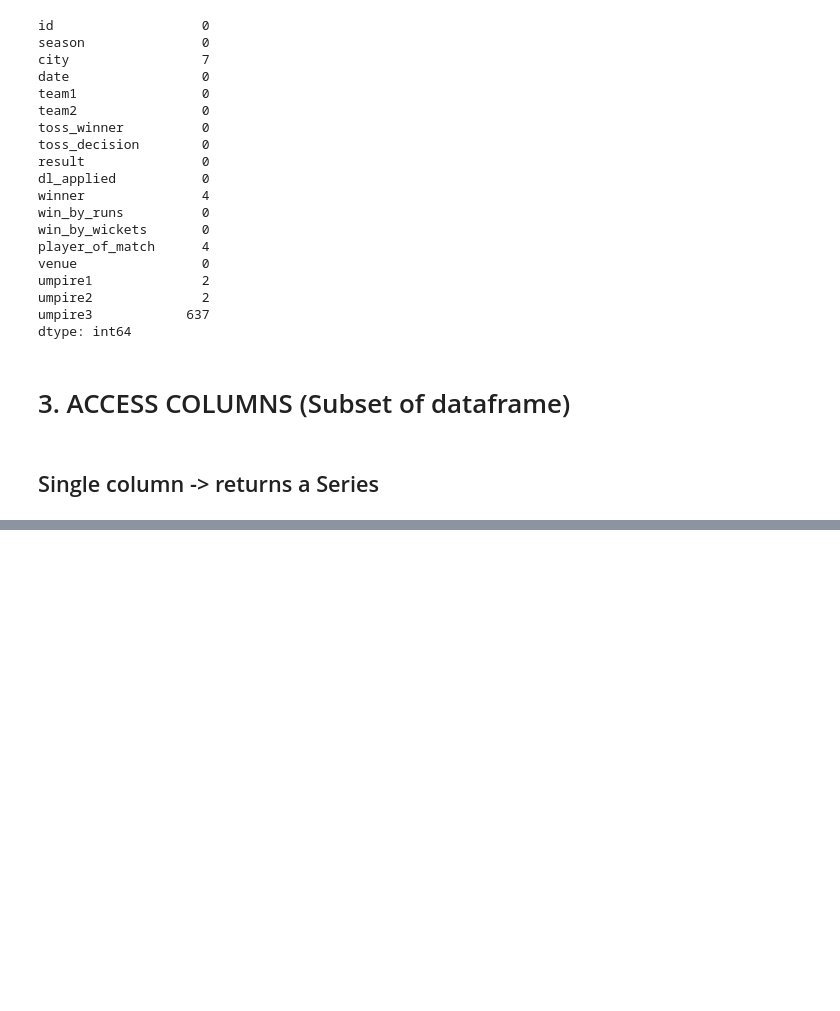
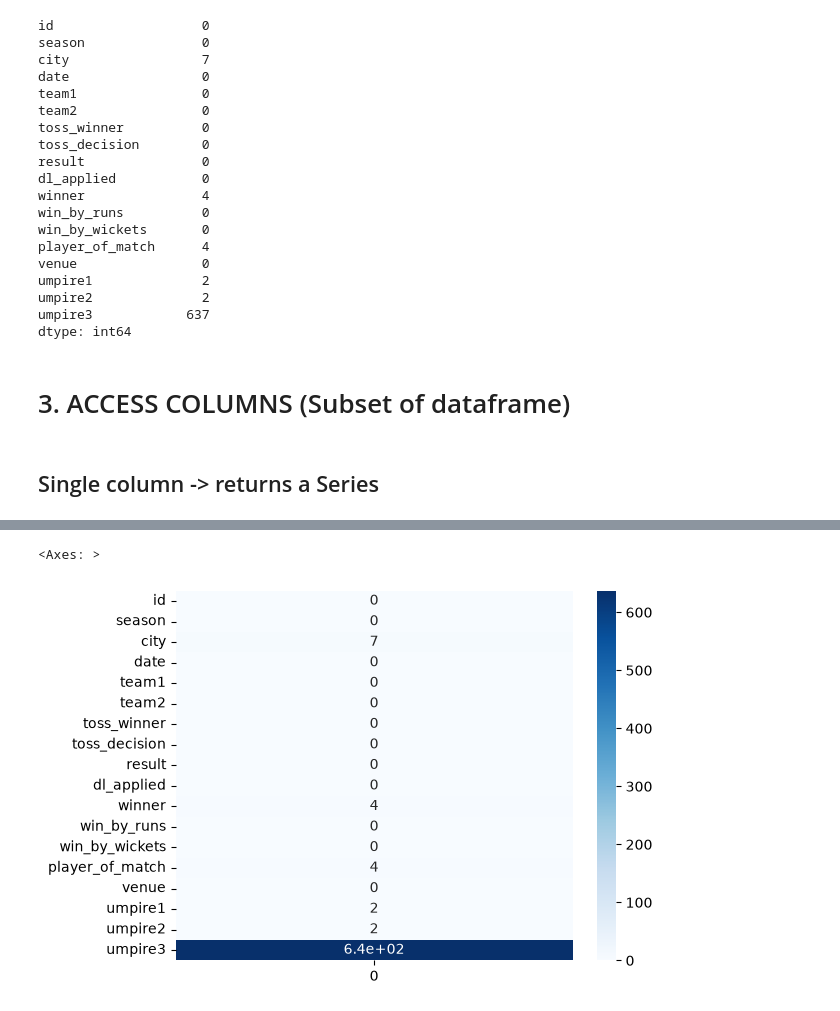
Before and after one commit to IgYaHiko/ML-Lab, a Jupyter notebook: lab-2/lab-2.ipynb, the cells around one changed output, grey strips where cells are left out. Cells and saved outputs as stored; diff of their text form; code cells hidden in the pictures; blank space fills up the shorter version.

```diff
--- a/lab-2/lab-2.ipynb
+++ b/lab-2/lab-2.ipynb
@@ -242,0 +397,6 @@ KeyError: 'sepal.length'
+# %%
+data_null = pd.DataFrame(data.isnull().sum())
+sns.heatmap(data_null, annot=True, cmap='Blues')
+# %% [output]
+<Axes: >
+[figure, added]
```
Also changed, not shown: parts of 30 cells of this notebook, 4 other files.
